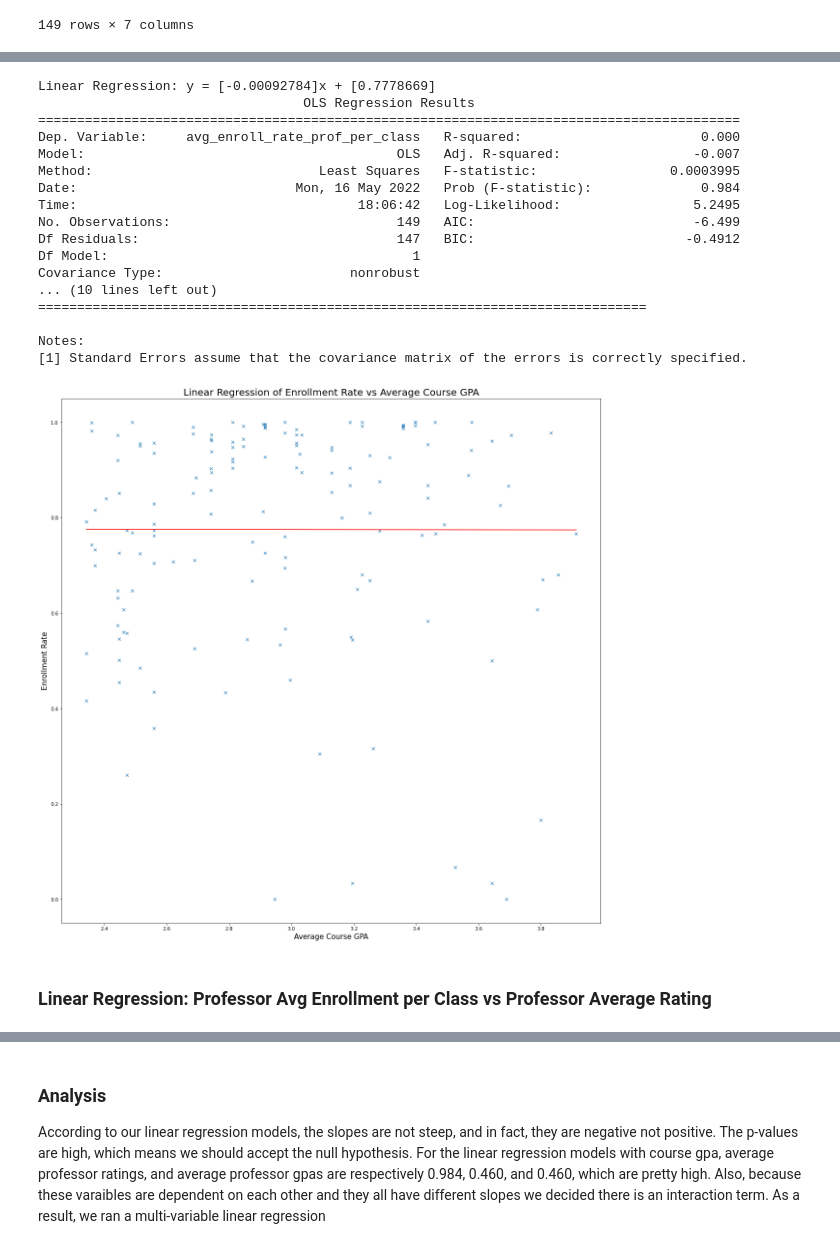
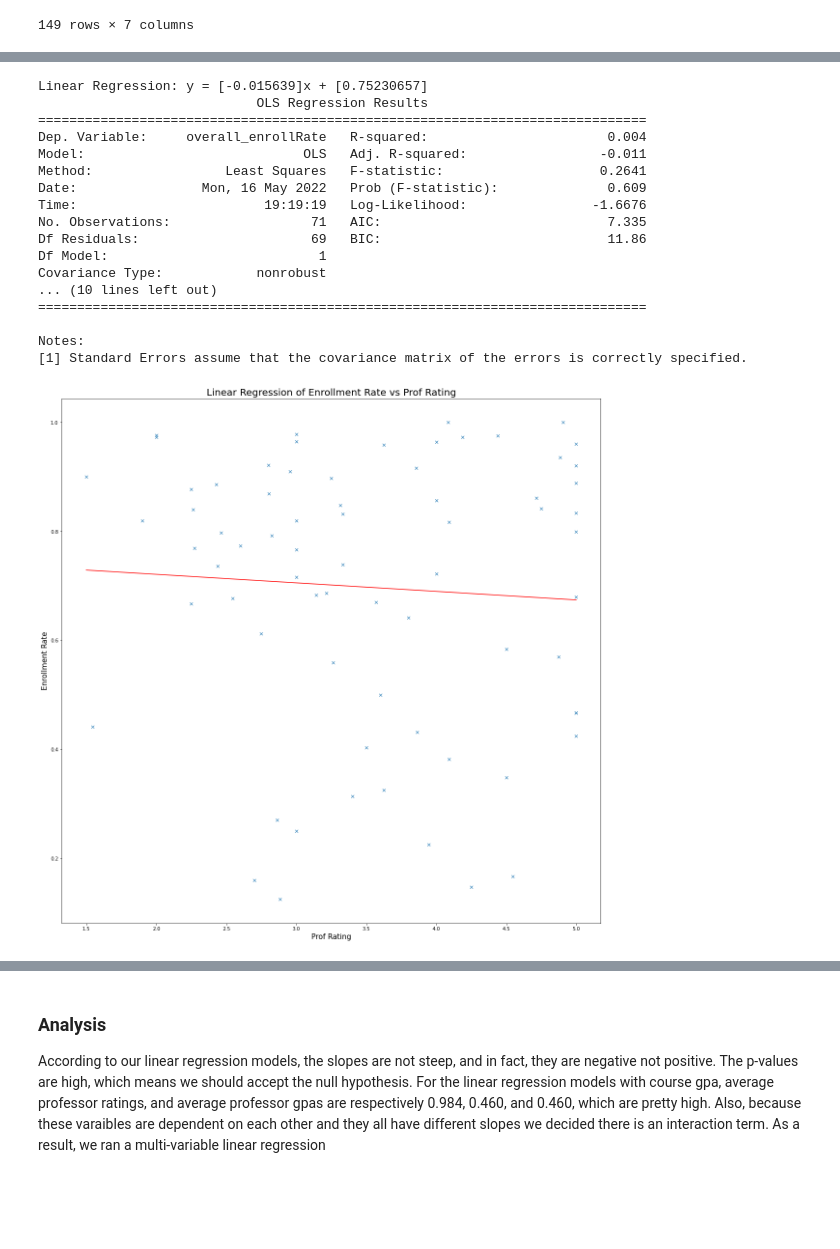
Before and after one commit to WesJD/cmsc320-final, a Jupyter notebook: project.ipynb, the cells around one changed output, grey strips where cells are left out. Cells and saved outputs as stored; diff of their text form; code cells hidden in the pictures; blank space fills up the shorter version.

```diff
--- a/project.ipynb
+++ b/project.ipynb
@@ -608,3 +608,8 @@ enrollRate_noDup
 | 355 | Zwicker | CMSC427 | 106 | 42 | 148 |
 | 356 | Zwicker | CMSC740 | 113 | 47 | 160 |
 357 rows × 5 columns
+# %%
+dummy_enroll_instruct = enrollRate_noDup.groupby('instructor_last_name').sum()
+dummy_enroll_instruct=dummy_enroll_instruct.reset_index(0)
+dummy_enroll_instruct["avg_enroll_rate_prof_per_class"] = dummy_enroll_instruct.seats_taken / dummy_enroll_instruct.total_seats
+dummy_enroll_instruct
@@ -678,0 +700,6 @@ We assumed that computer science students at University of Maryland tend to enro
+# %%
+dummyProf = masterDf.groupby("instructor_name").mean().reset_index(0)
+dummyProf = dummyProf[["instructor_name", "avg_prof_rating", "avg_enroll_rate_prof_per_class", "avg_prof_gpa", "avg_course_gpa"]]
+dummyProf.drop("avg_enroll_rate_prof_per_class", axis=1, inplace=True)
+dummyProf["overall_enrollRate"] = dummy_enroll_instruct["avg_enroll_rate_prof_per_class"]
+dummyProf
@@ -679,49 +720,49 @@ We assumed that computer science students at University of Maryland tend to enro
 # %%
+# Enrollment vs Prof Rating
+
 from sklearn.linear_model import LinearRegression
 import statsmodels.formula.api as sm
 import matplotlib.pyplot as plt
 import warnings
 warnings.filterwarnings('ignore')
 
-npMatrix = np.matrix(masterDf)
-X, Y = npMatrix[:,3], npMatrix[:,6]
+npMatrix = np.matrix(dummyProf)
+X, Y = npMatrix[:,1], npMatrix[:,4]
 model = LinearRegression().fit(X,Y)
 slope_course_gpa = model.coef_[0]
 b = model.intercept_
 
 print ("Linear Regression: y = {0}x + {1}".format(slope_course_gpa, b))
-result = sm.ols(formula="avg_enroll_rate_prof_per_class ~ avg_course_gpa", data=masterDf).fit()
+result = sm.ols(formula="overall_enrollRate ~ avg_prof_rating", data=dummyProf).fit()
 print(result.summary())
 
-x_data = masterDf['avg_course_gpa'].values
-y_data = masterDf ['avg_enroll_rate_prof_per_class'].values
+x_data = dummyProf['avg_prof_rating'].values
+y_data = dummyProf ['overall_enrollRate'].values
 
 x1 = np.linspace(x_data.min(), x_data.max(), 100)
 y1 = x1*slope_course_gpa+b
 plt.figure(figsize=(20,20))
 plt.plot(x_data, y_data,'x',x1,y1,'r')
-plt.title('Linear Regression of Enrollment Rate vs Average Course GPA', fontsize = 20)
-plt.xlabel("Average Course GPA", fontsize=15)
+plt.title('Linear Regression of Enrollment Rate vs Prof Rating', fontsize = 20)
+plt.xlabel("Prof Rating", fontsize=15)
 plt.ylabel("Enrollment Rate", fontsize=15)
 plt.show()
 # %% [output]
-Linear Regression: y = [-0.00092784]x + [0.7778669]
-                                  OLS Regression Results
-==========================================================================================
-Dep. Variable:     avg_enroll_rate_prof_per_class   R-squared:                       0.000
-Model:                                        OLS   Adj. R-squared:                 -0.007
-Method:                             Least Squares   F-statistic:                 0.0003995
-Date:                            Mon, 16 May 2022   Prob (F-statistic):              0.984
-Time:                                    18:06:42   Log-Likelihood:                 5.2495
-No. Observations:                             149   AIC:                            -6.499
-Df Residuals:                                 147   BIC:                           -0.4912
-Df Model:                                       1
-Covariance Type:                        nonrobust
+Linear Regression: y = [-0.015639]x + [0.75230657]
+                            OLS Regression Results
+==============================================================================
+Dep. Variable:     overall_enrollRate   R-squared:                       0.004
+Model:                            OLS   Adj. R-squared:                 -0.011
+Method:                 Least Squares   F-statistic:                    0.2641
+Date:                Mon, 16 May 2022   Prob (F-statistic):              0.609
+Time:                        19:19:19   Log-Likelihood:                -1.6676
+No. Observations:                  71   AIC:                             7.335
+Df Residuals:                      69   BIC:                             11.86
+Df Model:                           1
+Covariance Type:            nonrobust
 ... (10 lines left out)
 ==============================================================================
 
 Notes:
 [1] Standard Errors assume that the covariance matrix of the errors is correctly specified.
-[figure, old version]
+[figure, new version]
-# %% [markdown]
-### Linear Regression: Professor Avg Enrollment per Class vs Professor Average Rating
```
Also changed, not shown: parts of 22 cells of this notebook.
